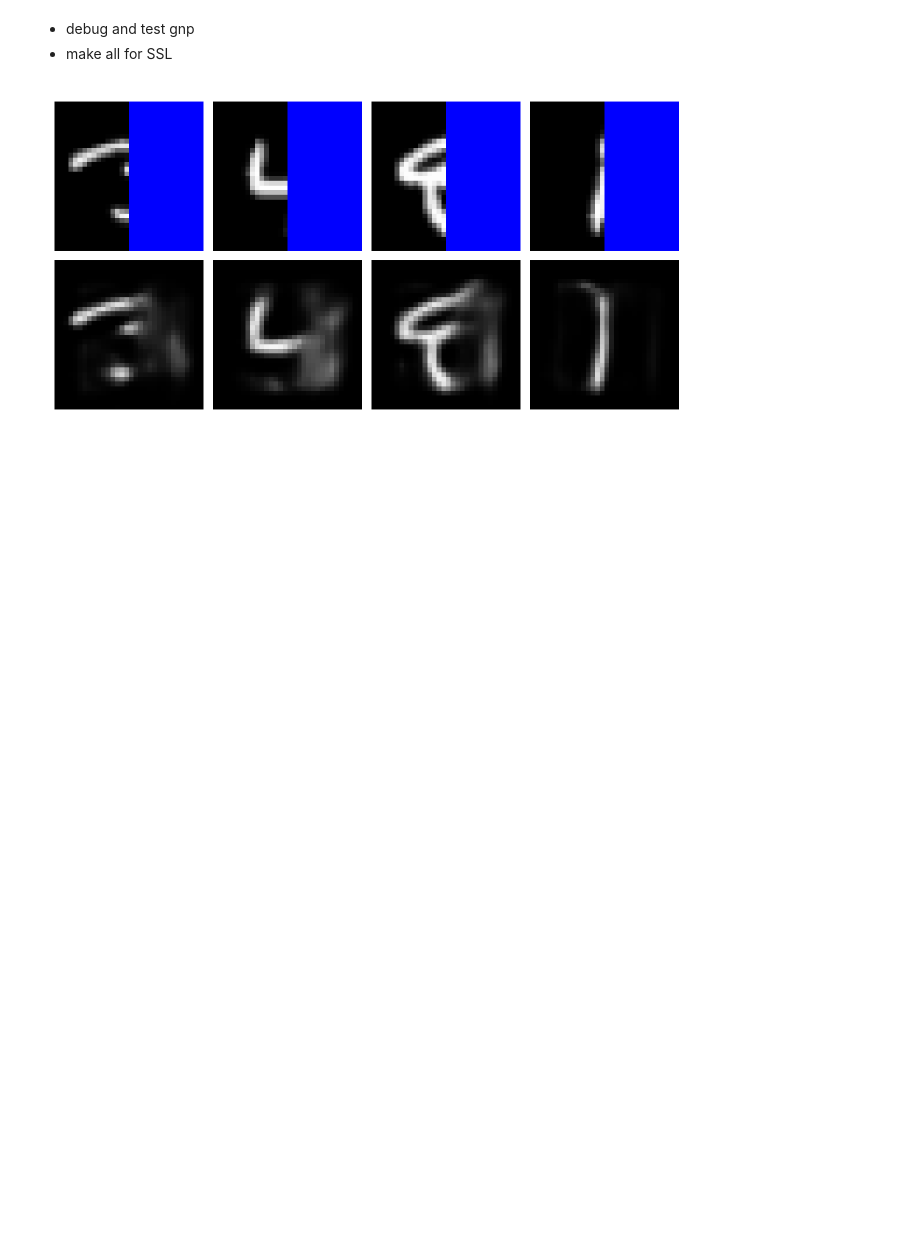
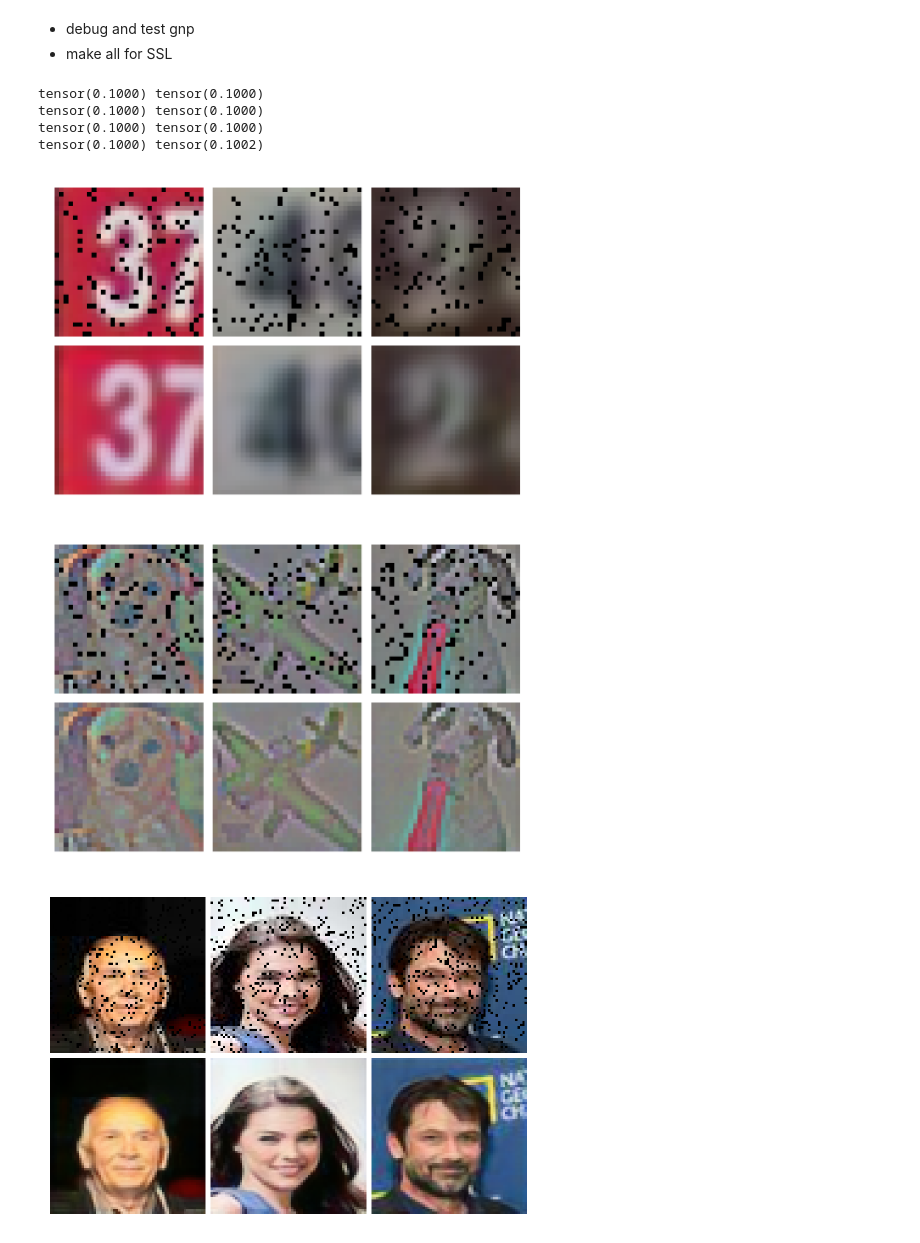
Before and after one commit to YannDubs/Semi-Supervised-Neural-Processes, a Jupyter notebook: notebooks/Neural Process Images.ipynb, the cells around one changed output. Cells and saved outputs as stored; diff of their text form; code cells hidden in the pictures; blank space fills up the shorter version.

Commit message:
stargt graph finish images

```diff
--- a/notebooks/Neural Process Images.ipynb
+++ b/notebooks/Neural Process Images.ipynb
@@ -189,8 +203,8 @@ gnp_large_kwargs = dict(r_dim=64,
 
 # initialize one model for each dataset
 models_general["anp_simple"] = partial(AttentiveNeuralProcess, x_dim=X_DIM, **anp_kwargs)
-models_grided["gnp_unet"] = partial(GridConvNeuralProcess, **gnp_kwargs)
-models_grided["gnp_large_unet"] = partial(GridConvNeuralProcess, **gnp_large_kwargs)
+models_grided["transformer_gnp_unet"] = partial(GridConvNeuralProcess, **gnp_kwargs)
+models_grided["transformer_gnp_large_unet"] = partial(GridConvNeuralProcess, **gnp_large_kwargs)
 # %%
 from utils.helpers import count_parameters
 for k,v in models_general.items():
@@ -207,19 +221,19 @@ gnp_large_unet - N Param: 1188615
 # %%
 N_EPOCHS = 100
 BATCH_SIZE = 32
-IS_RETRAIN = True # if false load precomputed
+IS_RETRAIN = False # if false load precomputed
 chckpnt_dirname="results/notebooks/neural_process_images/"
 
 from ntbks_helpers import train_models_
 # %%
 data_trainers_grided = {}
-data_trainers_grided.update(train_models_({k:v for k,v in datasets.items() if k =="mnist"},
-                      models_grided,
+data_trainers_grided.update(train_models_(datasets,#{k:v for k,v in datasets.items() if k =="celeba"},
+                       dict(transformer_gnp_large_unet=models_grided["transformer_gnp_large_unet"]),#models_grided, # #
                         GridNeuralProcessLoss,
                       data_specific_kwargs=data_specific_kwargs,
                      patience=15,
-                     chckpnt_dirname=None,#chckpnt_dirname,
-                      max_epochs=1,#N_EPOCHS,
+                     chckpnt_dirname=chckpnt_dirname,
+                      max_epochs=N_EPOCHS,
                       batch_size=BATCH_SIZE,
                       is_retrain=IS_RETRAIN,
                       callbacks=[],
@@ -298,13 +315,16 @@ import random
 
 def plot_predictions_img_grid(data, get_cntxt_trgt, model, mod_comp=None, n_plots=4, figsize=(18, 4)):
 
+    model.eval()
     cntxt_trgt = cntxt_trgt_collate(get_cntxt_trgt, is_grided=True)(
         [data[random.randint(0,len(data))] for _ in range(n_plots)])[0]
     X, mask_cntxt, mask_trgt = cntxt_trgt["X"], cntxt_trgt["mask_context"].unsqueeze(1), cntxt_trgt["mask_target"].unsqueeze(1)
     p_y_pred, *_ = model(**cntxt_trgt)
+    print(p_y_pred.base_dist.scale.detach().min(), p_y_pred.base_dist.scale.detach().mean())
     mean_y = p_y_pred.base_dist.loc.detach()
 
     if mod_comp is not None:
+        mod_comp.eval()
         p_y_pred_comp = _get_p_y_pred(mod_comp, X_cntxt, Y_cntxt, X_trgt)
         mean_y_comp = p_y_pred_comp.base_dist.loc.detach()
 
@@ -344,12 +364,15 @@ def plot_predictions_img_grid(data, get_cntxt_trgt, model, mod_comp=None, n_plot
     ax.axis('off')
 
 def plot_predictions_img_general(data, get_cntxt_trgt, model, mod_comp=None, n_plots=4, figsize=(18, 4)):
+    model.eval()
+
     cntxt_trgt = cntxt_trgt_collate(get_cntxt_trgt)([data[random.randint(0,len(data))] for _ in range(n_plots)])[0]
     X_cntxt, Y_cntxt, X_trgt, Y_trgt = cntxt_trgt["X"], cntxt_trgt["y"], cntxt_trgt["X_trgt"], cntxt_trgt["y_trgt"]
     p_y_pred, *_ = model.forward_step(X_cntxt, Y_cntxt, X_trgt)
     mean_y = p_y_pred.base_dist.loc.detach()
 
     if mod_comp is not None:
+        mod_comp.eval()
         p_y_pred_comp, *_ = mod_comp.forward_step(X_cntxt, Y_cntxt, X_trgt)
         mean_y_comp = p_y_pred_comp.base_dist.loc.detach()
 
@@ -394,13 +421,18 @@ def plot_predictions_img_general(data, get_cntxt_trgt, model, mod_comp=None, n_p
 # %%
 for data_name, (data_train, data_test) in datasets.items():
-    if data_name != "mnist":
-        continue
+    #if data_name != "celeba": continue
     plot_predictions_img_grid(data_test,
-                          GridCntxtTrgtGetter(context_masker=partial(half_masker, dim=1),#RandomMasker(min_nnz=.1, max_nnz=.1),#partial(half_masker, dim=1), #
+                          GridCntxtTrgtGetter(context_masker=RandomMasker(min_nnz=.9, max_nnz=.9),#partial(half_masker, dim=1)
                                              target_masker=no_masker,
                                              is_add_cntxts_to_trgts=False),
-                          data_trainers_grided[data_name+"/"+"gnp_unet"].module_.cpu(),
-                          n_plots=4,
+                          data_trainers_grided[data_name+"/"+"transformer_gnp_large_unet"].module_.cpu(),
+                          n_plots=3,
                           figsize=(18, 6))
 # %% [output]
+tensor(0.1000) tensor(0.1000)
+tensor(0.1000) tensor(0.1000)
+tensor(0.1000) tensor(0.1000)
+tensor(0.1000) tensor(0.1002)
-[figure, old version]
+[figure, new version]
+[figure, added]
+[figure, added]
```
Also changed, not shown: parts of 14 cells of this notebook, 10 other files.
